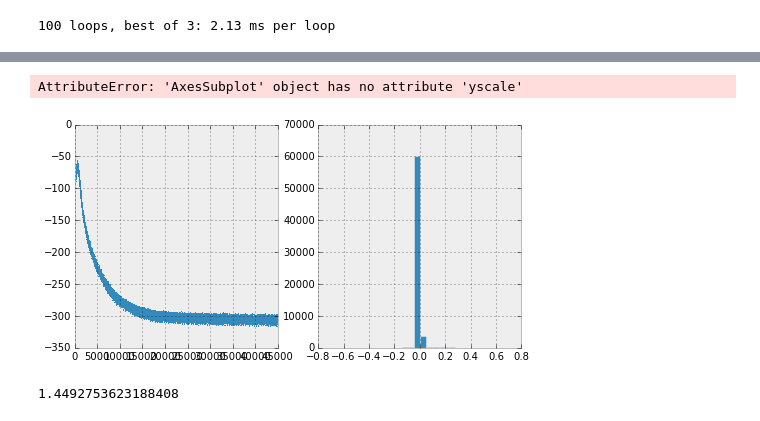
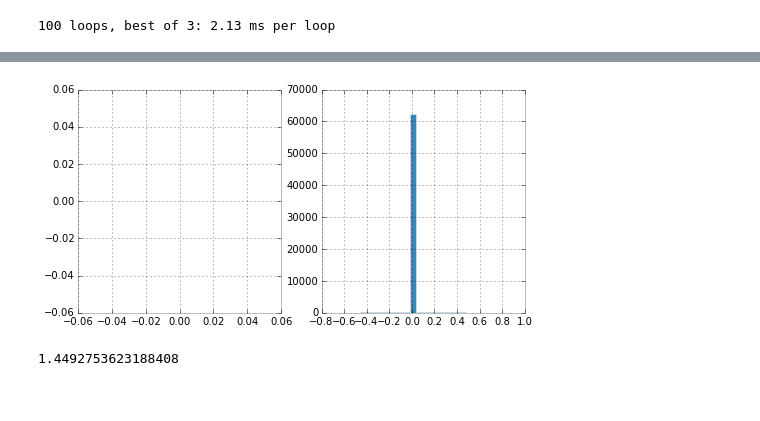
Before and after one commit to colinclement/cudaRBM, a Jupyter notebook: code/python/nbRBM.ipynb, the cells around one changed output, grey strips where cells are left out. Drawn from its saved outputs; the diff is of its cells as text; code cells hidden in the pictures.

```diff
--- a/code/python/nbRBM.ipynb
+++ b/code/python/nbRBM.ipynb
@@ -97,6 +97,6 @@ for i in range(N_epochs):
     rbm.one_epoch()
 print "{} epochs took {}".format(N_epochs, datetime.now()-start)
 fig1, ax1 = plt.subplots(1,2, figsize=(8,4))
-ax1[0].plot(rbm.E_list,',')
+ax1[0].plot(rbm.dWs,',')
 histstuff = ax1[1].hist(rbm.W.flat, bins=30);
 # %% [output]
@@ -104,5 +104,4 @@ histstuff = ax1[1].hist(rbm.W.flat, bins=30);
-AttributeError: 'AxesSubplot' object has no attribute 'yscale'
-[figure, old version]
+[figure, new version]
 # %%
 1./0.69
 # %% [output]
```
Also changed, not shown: parts of 19 cells of this notebook, 2 other files.
